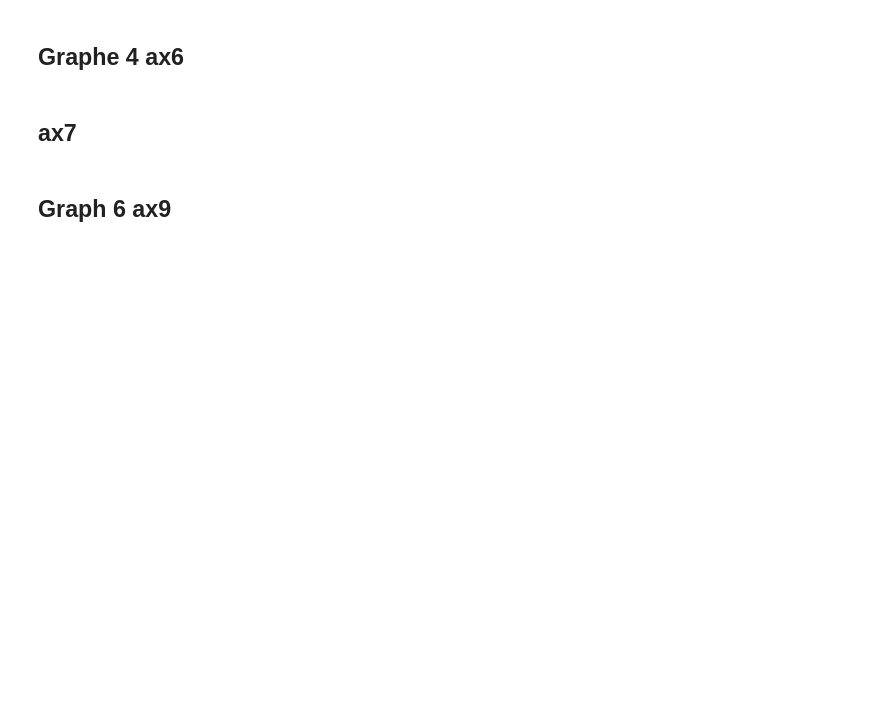
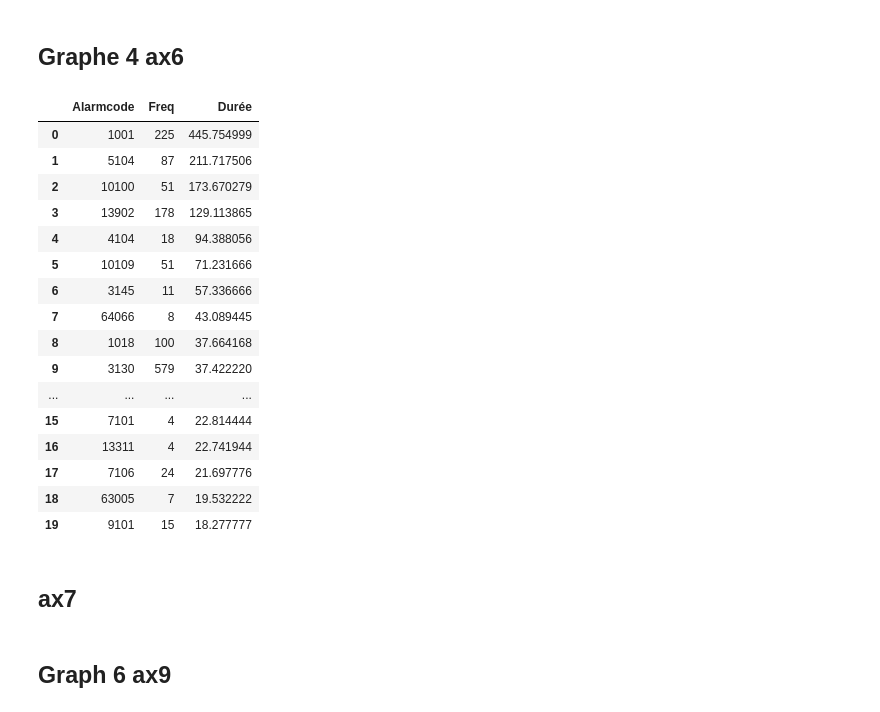
Before and after one commit to capem/TB-Performance, a Jupyter notebook: performance.ipynb, the cells around one changed output. Saved outputs shown, nothing was run; the diff lists cells and outputs as text; code cells hidden in the pictures; blank space fills up the shorter version.

```diff
--- a/performance.ipynb
+++ b/performance.ipynb
@@ -508,14 +565,33 @@ df_ax5 = (main_result_sum.groupby('Error Group')
 # %%
 df_ax6 = (main_result_sum.groupby('Alarmcode')
                 .agg(Freq=('Alarmcode', 'count'),
                      Durée=('RealPeriod',
                                lambda x: x.sum().total_seconds()/3600))
                 .sort_values('Durée', ascending=False)
                 .head(20)
                 .reset_index()
                 .sort_values('Durée', ascending=False))
 
 # df_ax6.plot(kind='bar', x='Alarmcode', ax=ax6)
+df_ax6
+# %% [output]
+|  | Alarmcode | Freq | Durée |
+| 0 | 1001 | 225 | 445.754999 |
+| 1 | 5104 | 87 | 211.717506 |
+| 2 | 10100 | 51 | 173.670279 |
+| 3 | 13902 | 178 | 129.113865 |
+| 4 | 4104 | 18 | 94.388056 |
+| 5 | 10109 | 51 | 71.231666 |
+| 6 | 3145 | 11 | 57.336666 |
+| 7 | 64066 | 8 | 43.089445 |
+| 8 | 1018 | 100 | 37.664168 |
+| 9 | 3130 | 579 | 37.422220 |
+| ... | ... | ... | ... |
+| 15 | 7101 | 4 | 22.814444 |
+| 16 | 13311 | 4 | 22.741944 |
+| 17 | 7106 | 24 | 21.697776 |
+| 18 | 63005 | 7 | 19.532222 |
+| 19 | 9101 | 15 | 18.277777 |
 # %% [markdown]
 ## ax7
 # %%
```
Also changed, not shown: parts of 33 cells of this notebook.
